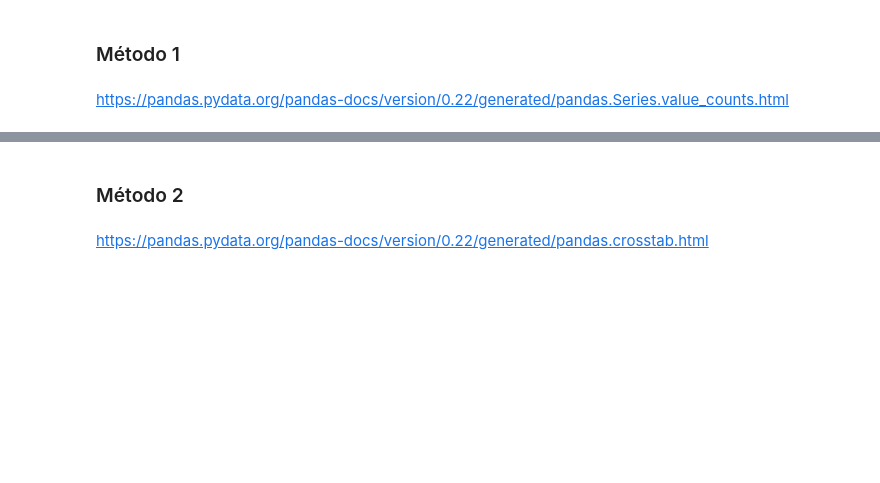
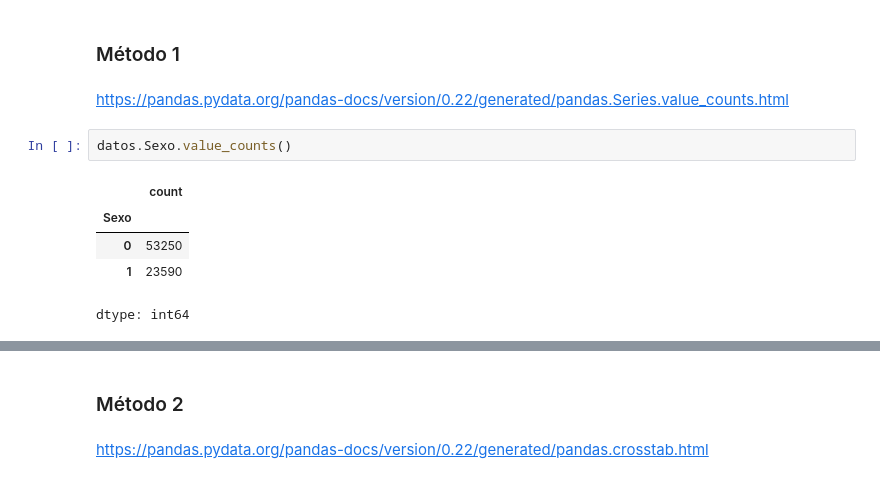
Before and after one commit to Goyo0117970/MachineLearning, a Jupyter notebook: Curso_de_Estadística_con_Python_1.ipynb, the cells around one changed output, grey strips where cells are left out. Cells and saved outputs as stored; diff of their text form; blank space fills up the shorter version.

```diff
--- a/Curso_de_Estadística_con_Python_1.ipynb
+++ b/Curso_de_Estadística_con_Python_1.ipynb
@@ -206,3 +222,11 @@ El primer paso en un análisis es conocer el comportamiento de las variables inv
 ### Método 1
 # %% [markdown]
 https://pandas.pydata.org/pandas-docs/version/0.22/generated/pandas.Series.value_counts.html
+# %%
+datos.Sexo.value_counts()
+# %% [output]
+|  | count |
+| Sexo |  |
+| 0 | 53250 |
+| 1 | 23590 |
+dtype: int64
```
Also changed, not shown: parts of 18 cells of this notebook.
